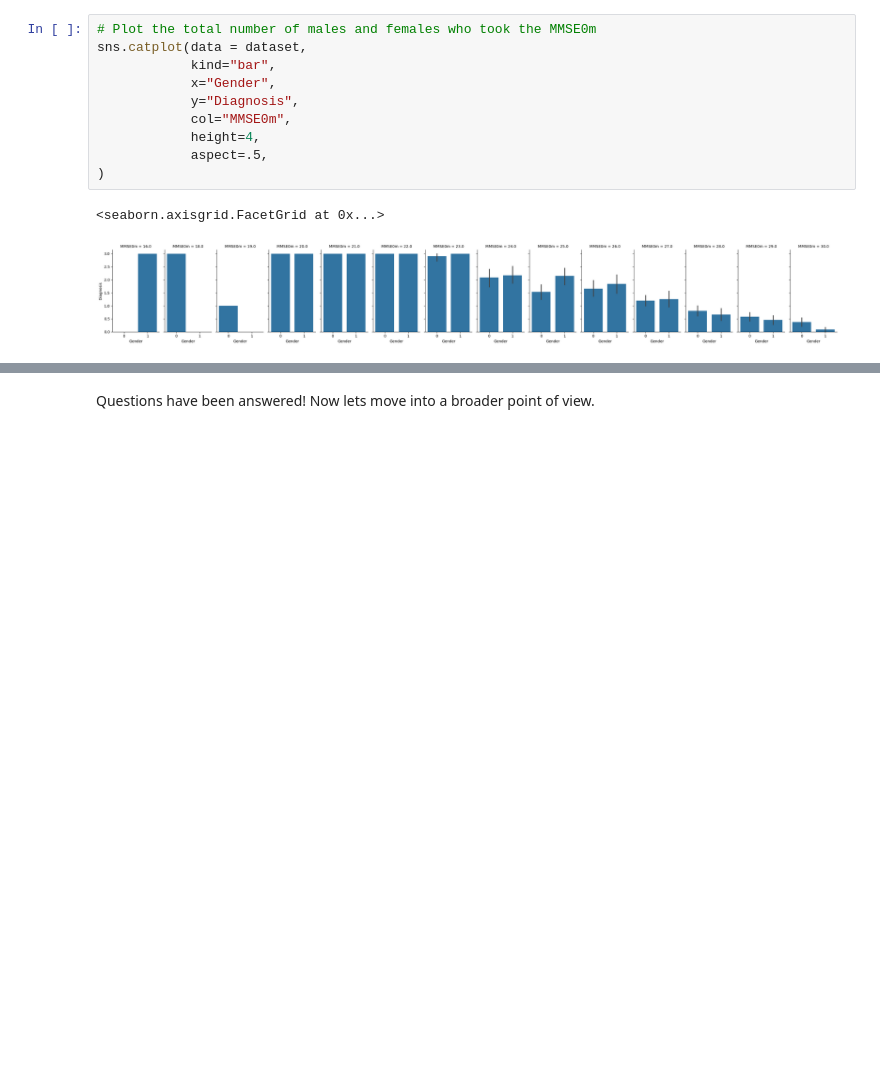
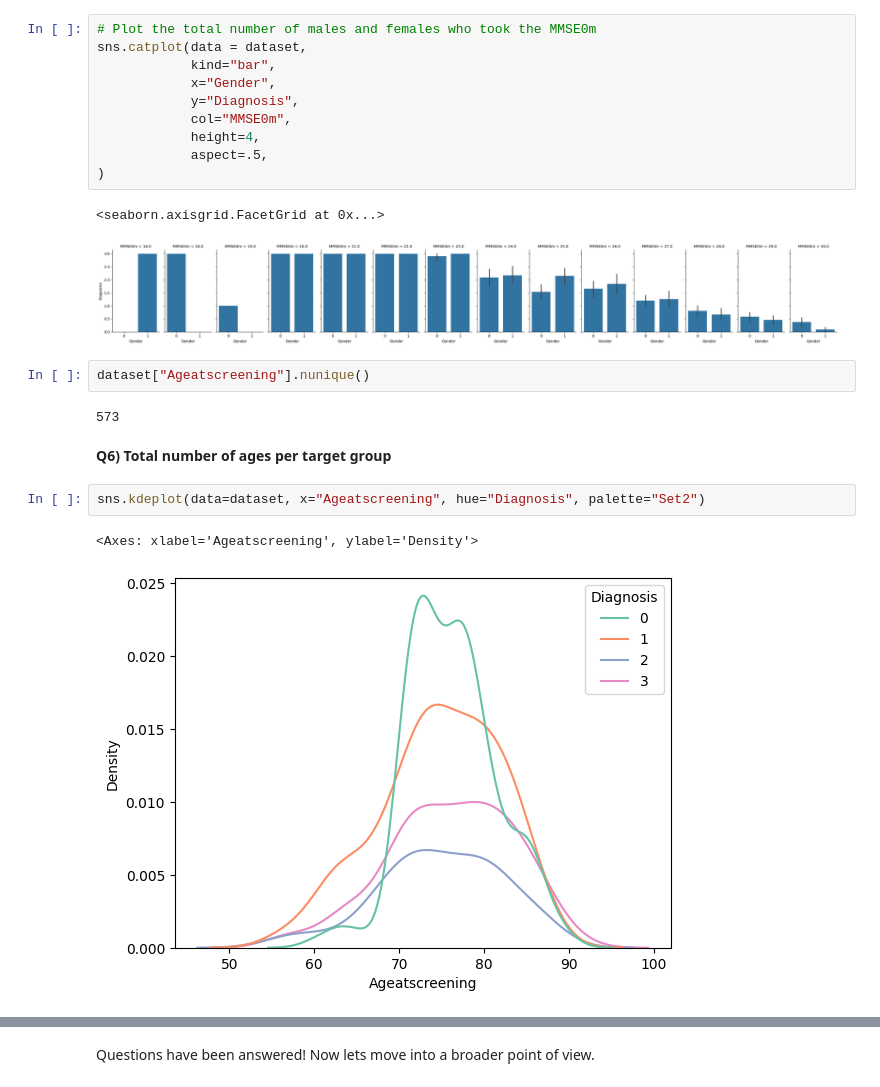
Before and after one commit to InfoAdam1998/Thesis-Project, a Jupyter notebook: notebooks/explanatory_data_analysis/univariate_analysis.ipynb, the cells around one changed output, grey strips where cells are left out. Drawn from its saved outputs; the diff is of its cells as text; blank space fills up the shorter version.

```diff
--- a/notebooks/explanatory_data_analysis/univariate_analysis.ipynb
+++ b/notebooks/explanatory_data_analysis/univariate_analysis.ipynb
@@ -189,3 +227,14 @@ sns.catplot(data = dataset,
 # %% [output]
 <seaborn.axisgrid.FacetGrid at 0x...>
 [figure]
+# %%
+dataset["Ageatscreening"].nunique()
+# %% [output]
+573
+# %% [markdown]
+**Q6) Total number of ages per target group**
+# %%
+sns.kdeplot(data=dataset, x="Ageatscreening", hue="Diagnosis", palette="Set2")
+# %% [output]
+<Axes: xlabel='Ageatscreening', ylabel='Density'>
+[figure, added]
```
Also changed, not shown: parts of 12 cells of this notebook, 10 other files.
